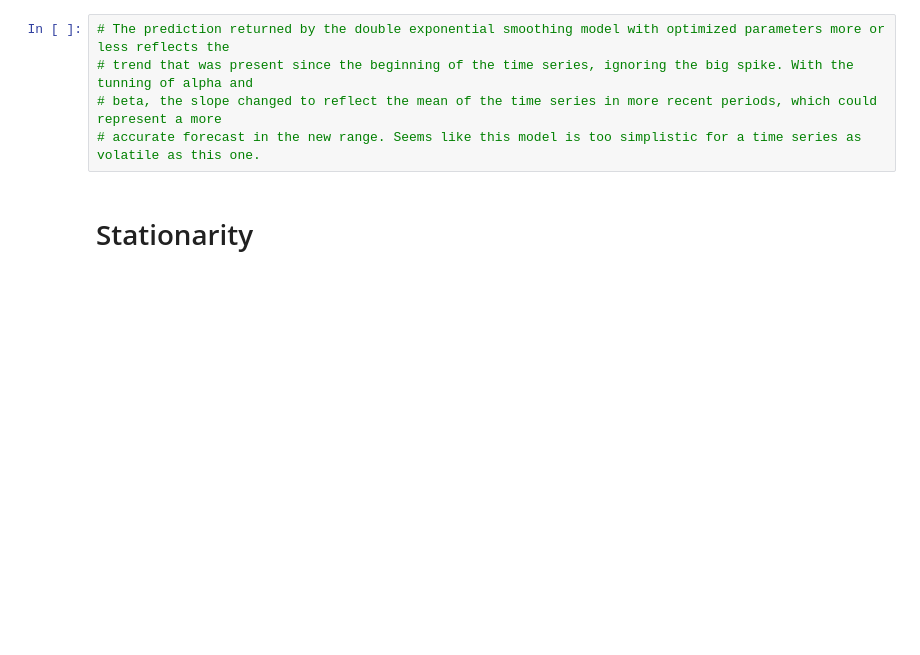
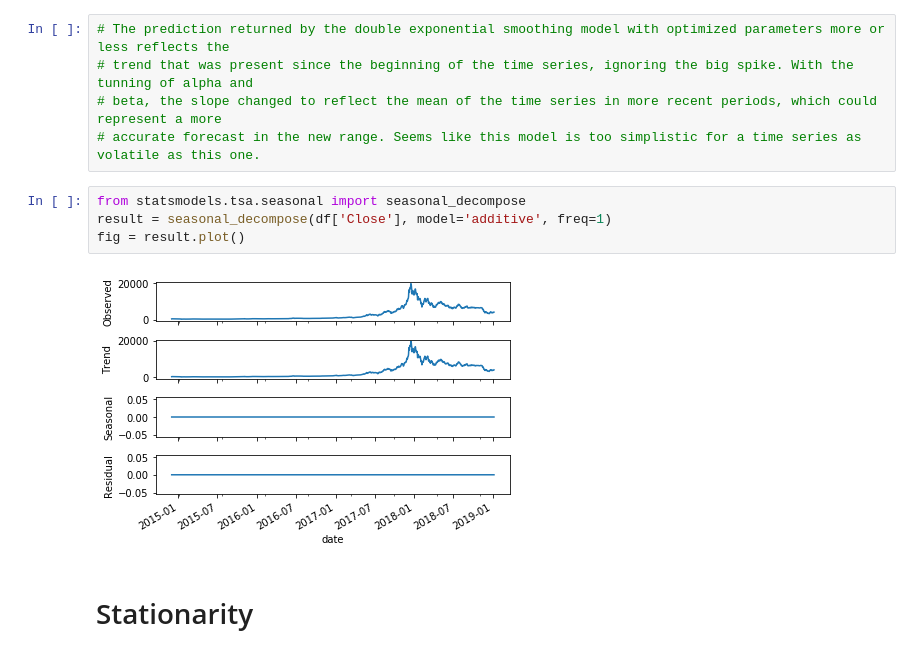
Before and after one commit to legomydiego/Thinkful-Final-Capstone, a Jupyter notebook: Final Capstone.ipynb, the cells around one changed output. Cells and saved outputs as stored; diff of their text form; blank space fills up the shorter version.

```diff
--- a/Final Capstone.ipynb
+++ b/Final Capstone.ipynb
@@ -204,6 +204,12 @@ print(fitted_DES_error2)
 # trend that was present since the beginning of the time series, ignoring the big spike. With the tunning of alpha and
 # beta, the slope changed to reflect the mean of the time series in more recent periods, which could represent a more
 # accurate forecast in the new range. Seems like this model is too simplistic for a time series as volatile as this one.
+# %%
+from statsmodels.tsa.seasonal import seasonal_decompose
+result = seasonal_decompose(df['Close'], model='additive', freq=1)
+fig = result.plot()
+# %% [output]
+[figure, added]
 # %% [markdown]
 # Stationarity
 # %%
```
Also changed, not shown: parts of 28 cells of this notebook.
